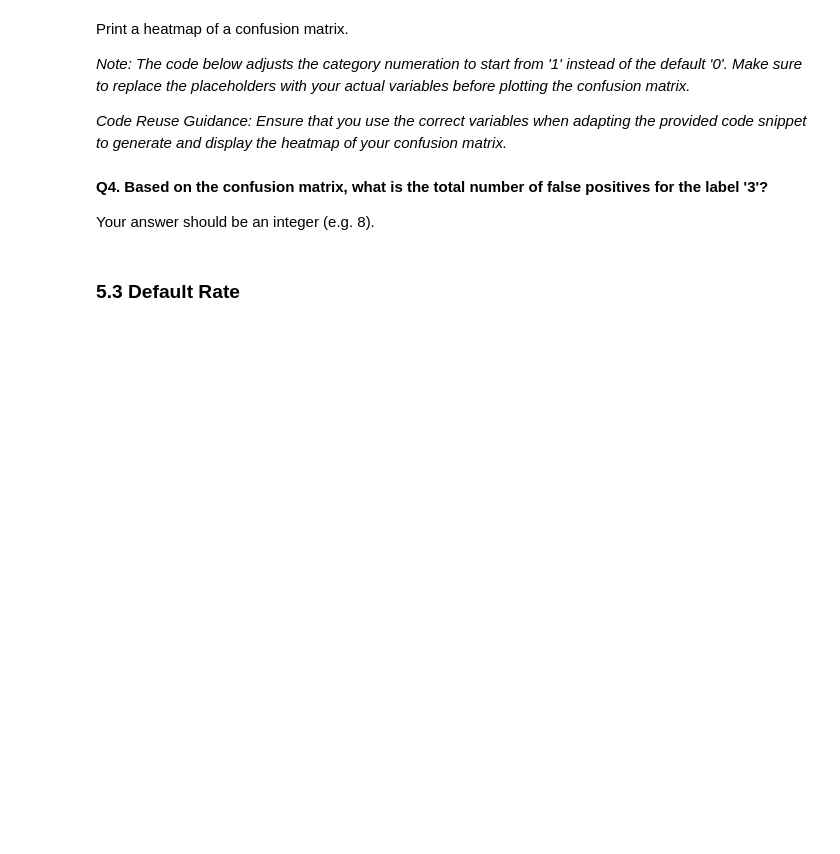
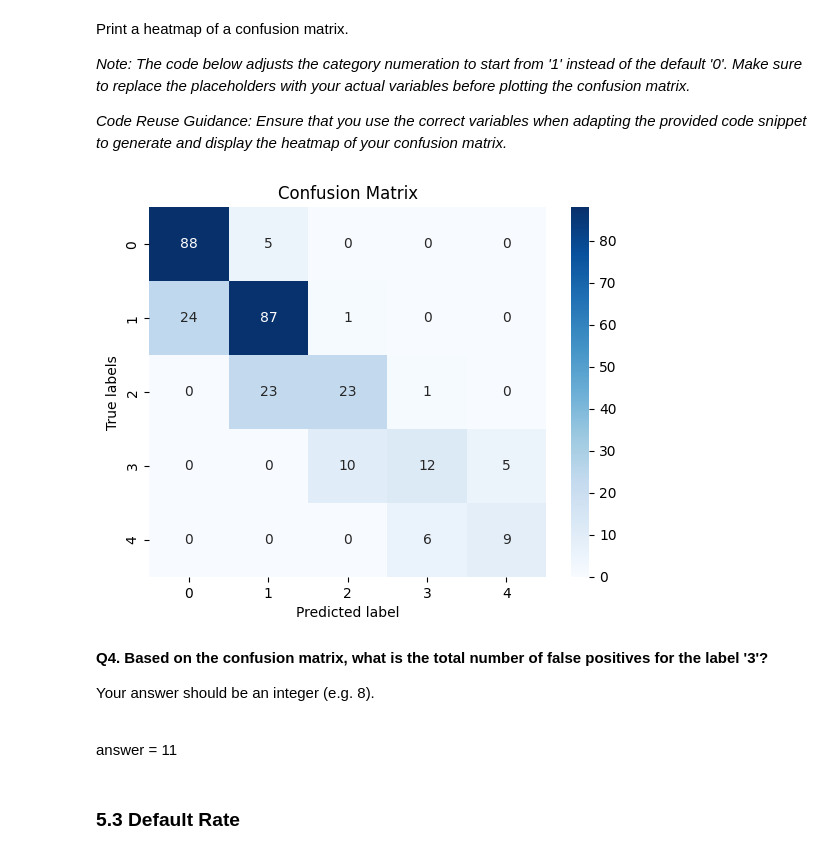
Before and after one commit to linneverh/MachineLearning, a Jupyter notebook: assignments/Part 3/Assignment_3_2024.ipynb, the cells around one changed output. Saved outputs shown, nothing was run; the diff lists cells and outputs as text; code cells hidden in the pictures; blank space fills up the shorter version.

```diff
--- a/assignments/Part 3/Assignment_3_2024.ipynb
+++ b/assignments/Part 3/Assignment_3_2024.ipynb
@@ -286,3 +251,17 @@ To ensure our model generalizes well to new data and to mitigate overfitting, it
+# %%
+# Define features and target variable
+X = df_encoded.drop(columns='JobLevel')
+y = df_encoded['JobLevel']
+
+X_train, X_test, y_train, y_test = train_test_split(X, y, test_size=0.2, random_state=123, shuffle=True)
+# %%
+#Define the scaler
+scaler = MinMaxScaler()
+#Fit the scaler
+scaler.fit(X_train)
+#Transform the train and the test set
+X_train = scaler.transform(X_train)
+X_test = scaler.transform(X_test)
 # %% [markdown]
 ## 4. Logistic regression
 # %% [markdown]
@@ -294,0 +272,6 @@ Begin by training a logistic regression model with the `max_iter` parameter set
+# %%
+# 1. Set up our model
+model = LogisticRegression(penalty='l2', solver='lbfgs', max_iter=1000)
+
+# 2. Fit our model
+model.fit(X_train, y_train)
@@ -295,2 +280,4 @@ Begin by training a logistic regression model with the `max_iter` parameter set
+# %%
+y_pred = model.predict(X_test)
 # %% [markdown]
 Then, evaluate the model's accuracy on the test set.
@@ -319,18 +328,27 @@ Print a heatmap of a confusion matrix.
 # %%
 # Plot confusion matrix as heatmap
 # Calculate the confusion matrix
 cm = confusion_matrix(y_test, y_pred)
 
 # Adjust the confusion matrix for 1-based indexing if necessary
 if np.min(y_test) == 0:  # Check if the smallest label is 0
     cm = np.roll(cm, shift=1, axis=0)
     cm = np.roll(cm, shift=1, axis=1)
 
-# Your code here
+# Confusion matrix
+# Heatmap of confusion matrix
+sns.heatmap(cm, annot=True, cmap='Blues', fmt='.4g')
+plt.xlabel('Predicted label')
+plt.ylabel('True labels')
+plt.title('Confusion Matrix');
+# %% [output]
+[figure, added]
 # %% [markdown]
 **Q4. Based on the confusion matrix, what is the total number of false positives for the label '3'?**
 
 Your answer should be an integer (e.g. 8).
+
+<br> answer = 11
 # %% [markdown]
 ### 5.3 Default Rate
 # %% [markdown]
```
Also changed, not shown: parts of 54 cells of this notebook.
